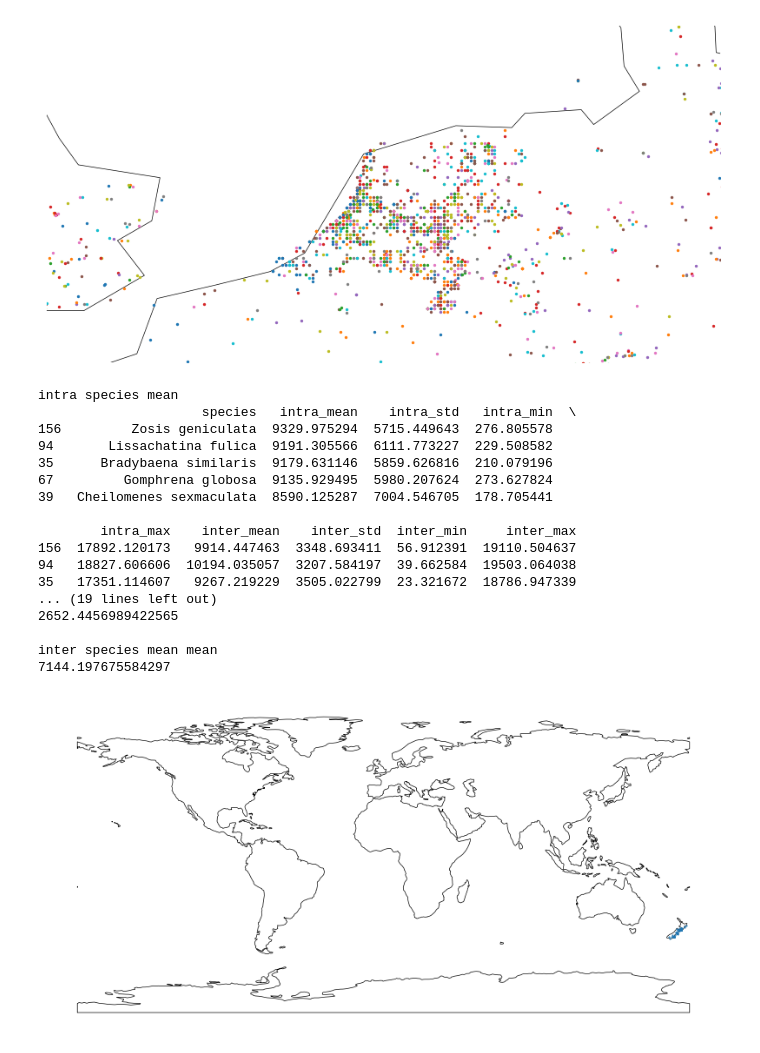
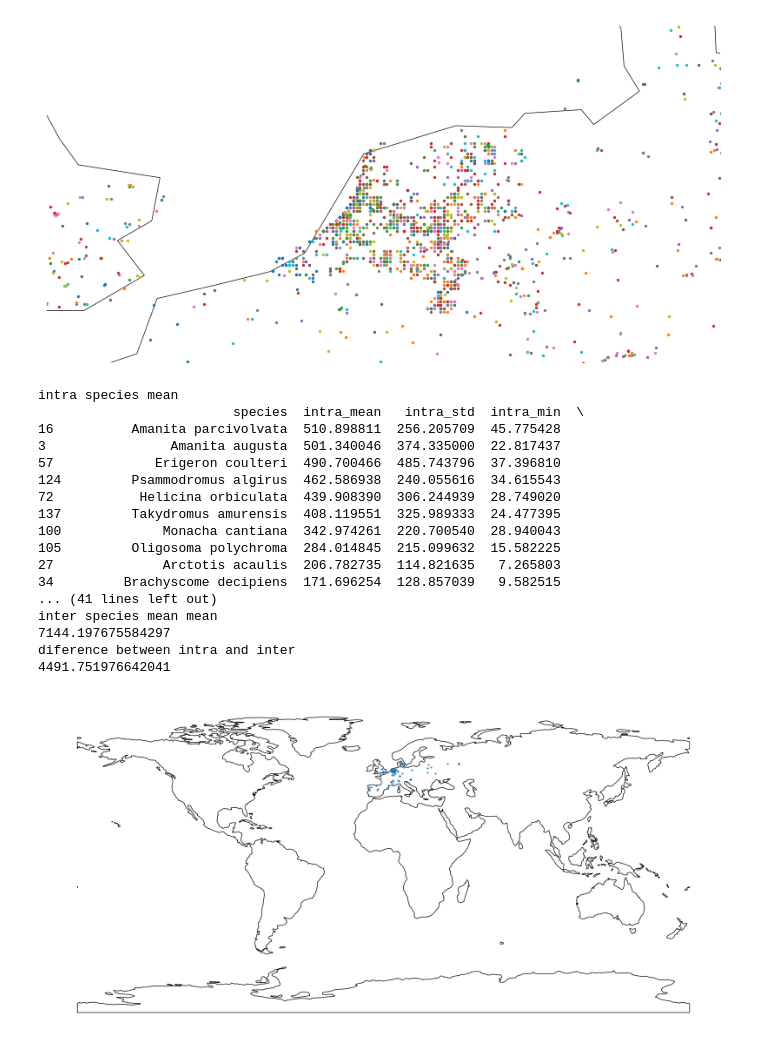
Before and after one commit to watchthedoge/Multimodal_Models_CrypticBio, a Jupyter notebook: statistics.ipynb, the cells around one changed output. Cells and saved outputs as stored; diff of their text form; code cells hidden in the pictures.

```diff
--- a/statistics.ipynb
+++ b/statistics.ipynb
@@ -492,47 +499,49 @@ species_stats.to_json(out_dir+"species_distance.json", indent=1, orient="records
 # inter/intra species distances(spatial) statistics
 
 print('intra species mean')
-print(species_stats.sort_values("intra_mean", ascending=False).head(5))
+print(species_stats.sort_values("intra_mean", ascending=False).tail(5))
 print('\ninter species mean')
 print(species_stats.sort_values("inter_mean", ascending=False).head(5))
 print('\nintra species mean mean')
 print(species_stats['intra_mean'].mean())
 print('\ninter species mean mean')
 print(species_stats['inter_mean'].mean())
+print('diference between intra and inter')
+print(species_stats['inter_mean'].mean()-species_stats['intra_mean'].mean())
 # %% [output]
 intra species mean
-                     species   intra_mean    intra_std   intra_min  \
-156         Zosis geniculata  9329.975294  5715.449643  276.805578
-94       Lissachatina fulica  9191.305566  6111.773227  229.508582
-35      Bradybaena similaris  9179.631146  5859.626816  210.079196
-67         Gomphrena globosa  9135.929495  5980.207624  273.627824
-39   Cheilomenes sexmaculata  8590.125287  7004.546705  178.705441
-
-        intra_max    inter_mean    inter_std  inter_min     inter_max
-156  17892.120173   9914.447463  3348.693411  56.912391  19110.504637
-94   18827.606606  10194.035057  3207.584197  39.662584  19503.064038
-35   17351.114607   9267.219229  3505.022799  23.321672  18786.947339
-... (19 lines left out)
-2652.4456989422565
-
+                         species  intra_mean   intra_std  intra_min  \
+16          Amanita parcivolvata  510.898811  256.205709  45.775428
+3                Amanita augusta  501.340046  374.335000  22.817437
+57             Erigeron coulteri  490.700466  485.743796  37.396810
+124         Psammodromus algirus  462.586938  240.055616  34.615543
+72           Helicina orbiculata  439.908390  306.244939  28.749020
+137         Takydromus amurensis  408.119551  325.989333  24.477395
+100             Monacha cantiana  342.974261  220.700540  28.940043
+105         Oligosoma polychroma  284.014845  215.099632  15.582225
+27              Arctotis acaulis  206.782735  114.821635   7.265803
+34         Brachyscome decipiens  171.696254  128.857039   9.582515
+... (41 lines left out)
 inter species mean mean
 7144.197675584297
+diference between intra and inter
+4491.751976642041
 # %%
 #get plot of specific species
 geometry = [Point(xy) for xy in zip(df["longitude"], df["latitude"])]
 gdf = gpd.GeoDataFrame(df, geometry=geometry)
 
 world = gpd.read_file(geodatasets.data.naturalearth.land['url'])
 
 ax = world.plot(figsize=(10, 6), color="white", edgecolor="black", linewidth=0.5)
 
 # plot each species separately
 for species, subset in gdf.groupby("species"):
-    if species == "Oligosoma polychroma":
+    if species == "Amanita citrina":
         subset.plot(ax=ax, marker='.', markersize=1)
 
 #world
 ax.set_axis_off()
 plt.show()
 # %% [output]
-[figure, old version]
+[figure, new version]
```
Also changed, not shown: parts of 2 cells of this notebook.
